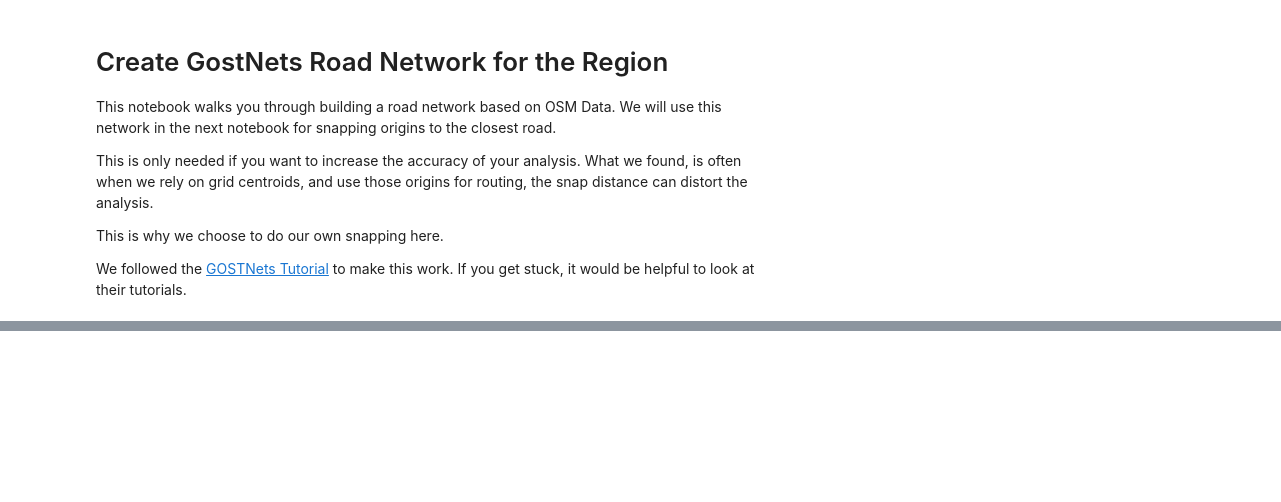
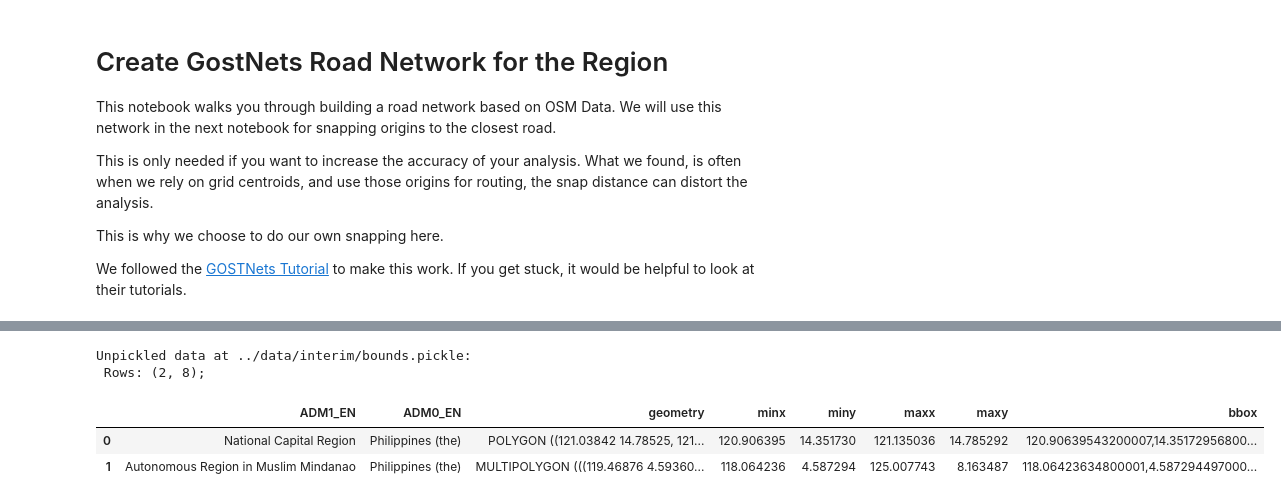
Before and after one commit to datapartnership/hospital-accessibility, a Jupyter notebook: notebooks/02_build_network_opt.ipynb, the cells around one changed output, grey strips where cells are left out. Saved outputs shown, nothing was run; the diff lists cells and outputs as text; code cells hidden in the pictures; blank space fills up the shorter version.

```diff
--- a/notebooks/02_build_network_opt.ipynb
+++ b/notebooks/02_build_network_opt.ipynb
@@ -38,0 +34,9 @@ print(sys.path)
+# %%
+bounds = unpickle_data("../data/interim/bounds.pickle")
+bounds.head()
+# %% [output]
+Unpickled data at ../data/interim/bounds.pickle:
+ Rows: (2, 8);
+|  | ADM1_EN | ADM0_EN | geometry | minx | miny | maxx | maxy | bbox |
+| 0 | National Capital Region | Philippines (the) | POLYGON ((121.03842 14.78525, 121... | 120.906395 | 14.351730 | 121.135036 | 14.785292 | 120.90639543200007,14.35172956800... |
+| 1 | Autonomous Region in Muslim Mindanao | Philippines (the) | MULTIPOLYGON (((119.46876 4.59360... | 118.064236 | 4.587294 | 125.007743 | 8.163487 | 118.06423634800001,4.587294497000... |
```
Also changed, not shown: parts of 7 cells of this notebook, 3 other files.
